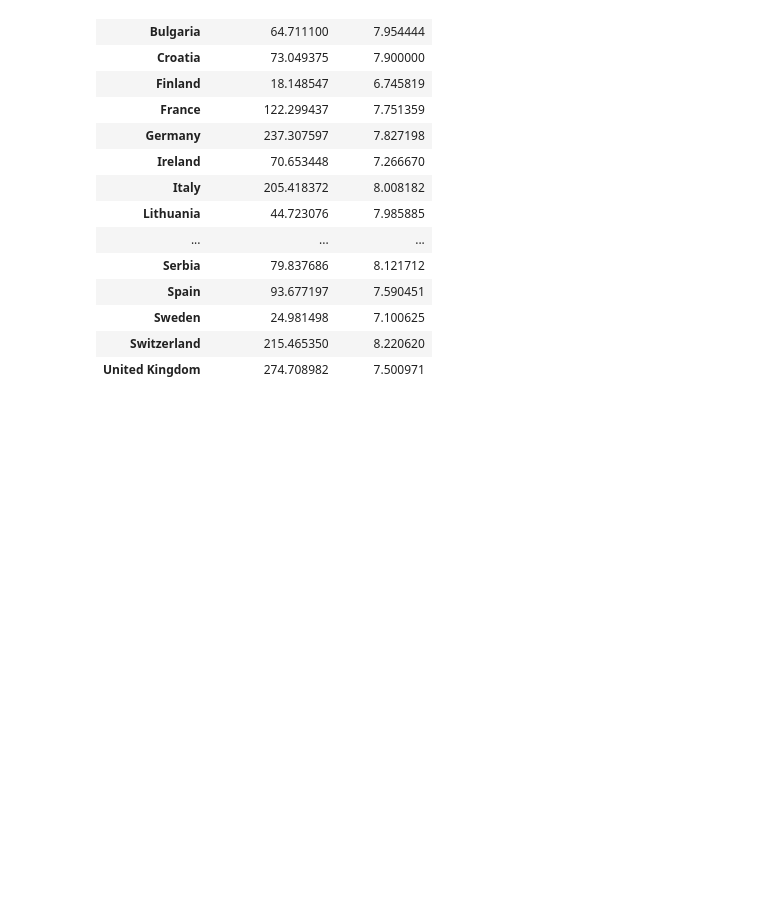
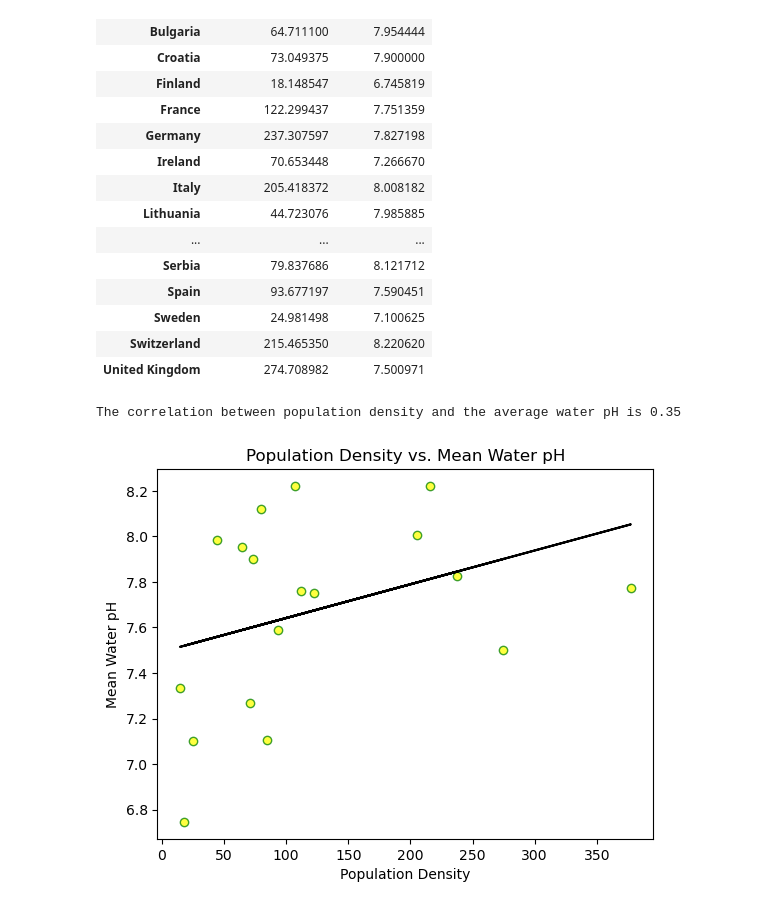
Before and after one commit to zhou0366/UMN_BootCamp_Project1_Group2, a Jupyter notebook: analysis.ipynb, the cells around one changed output. Cells and saved outputs as stored; diff of their text form; code cells hidden in the pictures; blank space fills up the shorter version.

```diff
--- a/analysis.ipynb
+++ b/analysis.ipynb
@@ -149,3 +188,25 @@ ph_summary
+# %%
+# nora
+(slope, intercept,rvalue, pvalue, stderr) = st.linregress(ph_summary["Population Density"],ph_summary["Avg Water pH"])
+regress_values = ph_summary["Population Density"] * slope + intercept
+line_eq = f"y = {round(slope, 2)} x + {round(intercept, 2)}"
+
+#calculate correlation coefficient
+co_ph = st.pearsonr(ph_summary["Population Density"],ph_summary["Avg Water pH"])
+print(f"The correlation between population density and the average water pH is {round(co_ph[0],2)}")
+
+#make pH scatterplot
+x_axis = ph_summary["Population Density"]
+y_axis = ph_summary["Avg Water pH"]
+plt.scatter(x_axis, y_axis, marker='o', facecolors='yellow', edgecolors='green', alpha=0.75)
+plt.title('Population Density vs. Mean Water pH')
+plt.xlabel('Population Density')
+plt.ylabel('Mean Water pH')
+plt.plot(ph_summary["Population Density"], regress_values, color="black")
+plt.show()
+# %% [output]
+The correlation between population density and the average water pH is 0.35
+[figure, added]
 # %%
 # chris gdp
 # %%
```
Also changed, not shown: parts of 6 cells of this notebook.
